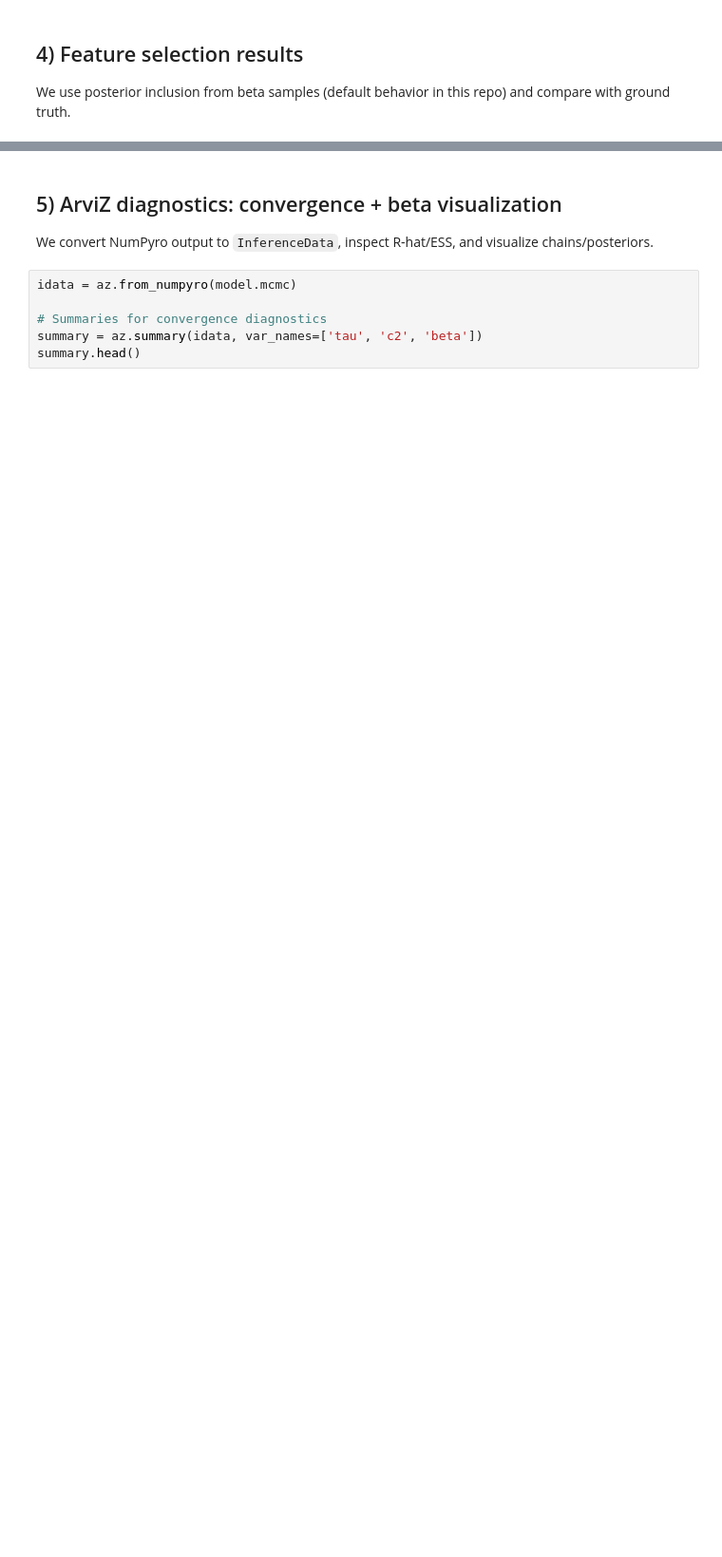
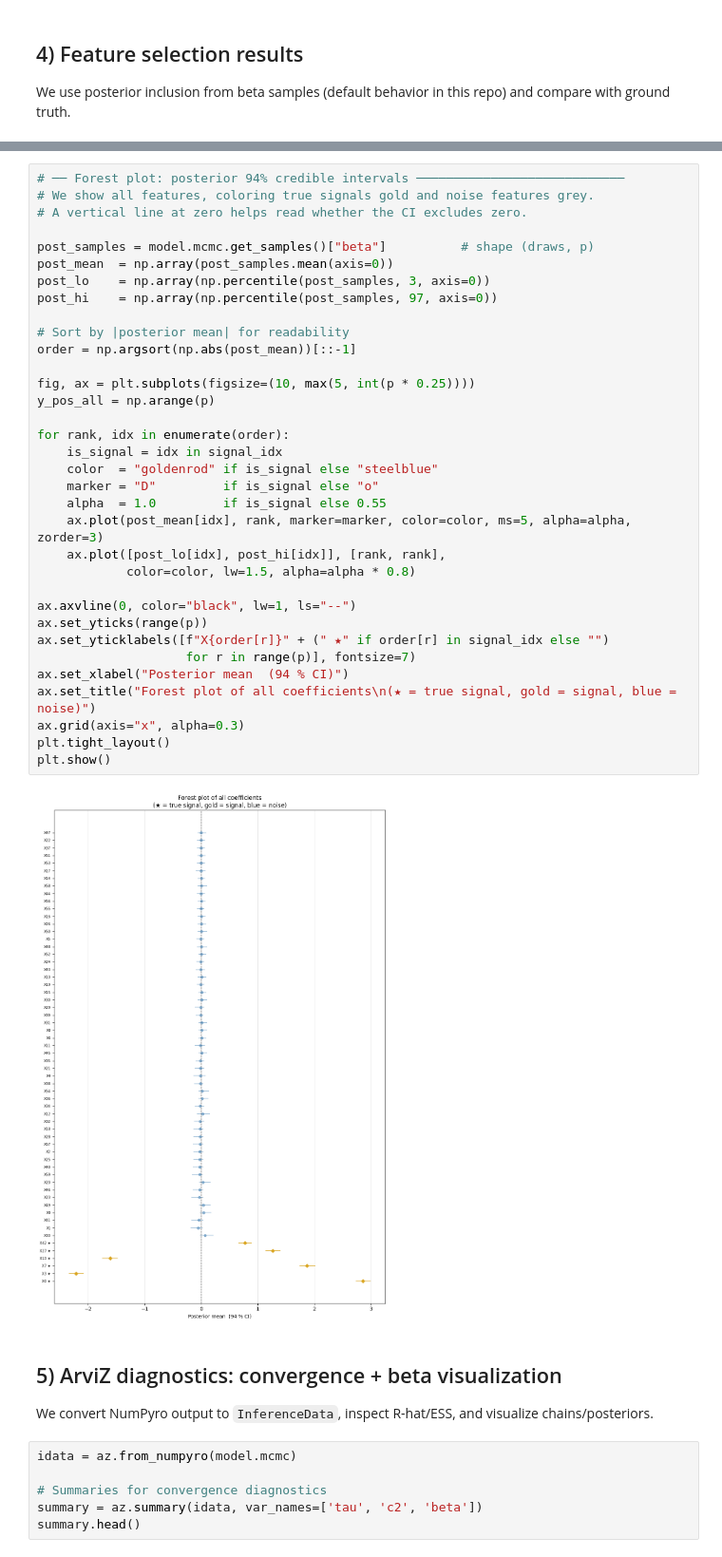
Before and after one commit to MacroMagic/bayesian_feature_selection, a Jupyter notebook: demo/horseshoe_mcmc_feature_selection_demo.ipynb, the cells around one changed output, grey strips where cells are left out. Shown at 95% size. Cells and saved outputs as stored; diff of their text form; blank space fills up the shorter version.

```diff
--- a/demo/horseshoe_mcmc_feature_selection_demo.ipynb
+++ b/demo/horseshoe_mcmc_feature_selection_demo.ipynb
@@ -157,3 +292,39 @@ plt.show()
+# %%
+# ── Forest plot: posterior 94% credible intervals ────────────────────────────
+# We show all features, coloring true signals gold and noise features grey.
+# A vertical line at zero helps read whether the CI excludes zero.
+
+post_samples = model.mcmc.get_samples()["beta"]          # shape (draws, p)
+post_mean  = np.array(post_samples.mean(axis=0))
+post_lo    = np.array(np.percentile(post_samples, 3, axis=0))
+post_hi    = np.array(np.percentile(post_samples, 97, axis=0))
+
+# Sort by |posterior mean| for readability
+order = np.argsort(np.abs(post_mean))[::-1]
+
+fig, ax = plt.subplots(figsize=(10, max(5, int(p * 0.25))))
+y_pos_all = np.arange(p)
+
+for rank, idx in enumerate(order):
+    is_signal = idx in signal_idx
+    color  = "goldenrod" if is_signal else "steelblue"
+    marker = "D"         if is_signal else "o"
+    alpha  = 1.0         if is_signal else 0.55
+    ax.plot(post_mean[idx], rank, marker=marker, color=color, ms=5, alpha=alpha, zorder=3)
+    ax.plot([post_lo[idx], post_hi[idx]], [rank, rank],
+            color=color, lw=1.5, alpha=alpha * 0.8)
+
+ax.axvline(0, color="black", lw=1, ls="--")
+ax.set_yticks(range(p))
+ax.set_yticklabels([f"X{order[r]}" + (" ★" if order[r] in signal_idx else "")
+                    for r in range(p)], fontsize=7)
+ax.set_xlabel("Posterior mean  (94 % CI)")
+ax.set_title("Forest plot of all coefficients\n(★ = true signal, gold = signal, blue = noise)")
+ax.grid(axis="x", alpha=0.3)
+plt.tight_layout()
+plt.show()
+# %% [output]
+[figure, added]
 # %% [markdown]
 ## 5) ArviZ diagnostics: convergence + beta visualization
 
```
Also changed, not shown: parts of 21 cells of this notebook, 3 other files.
